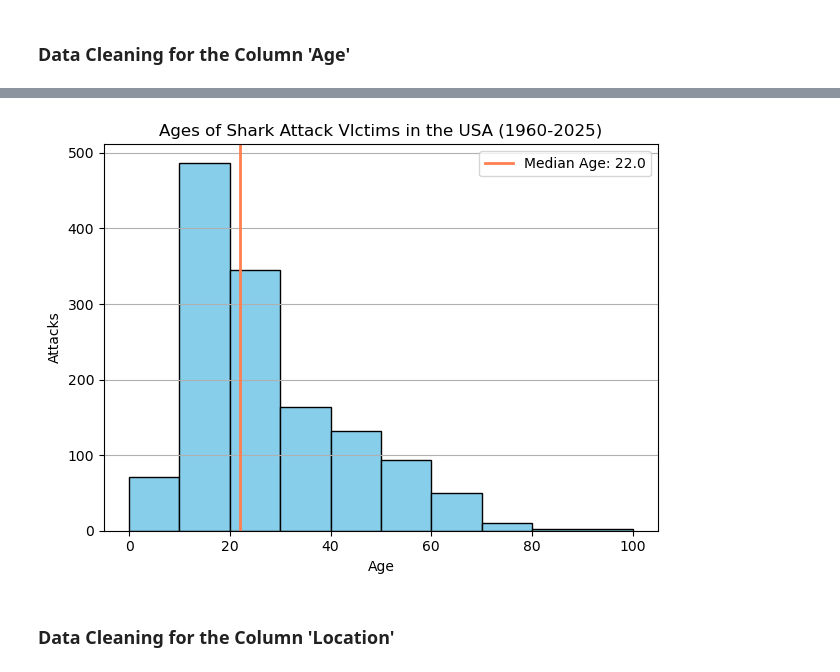
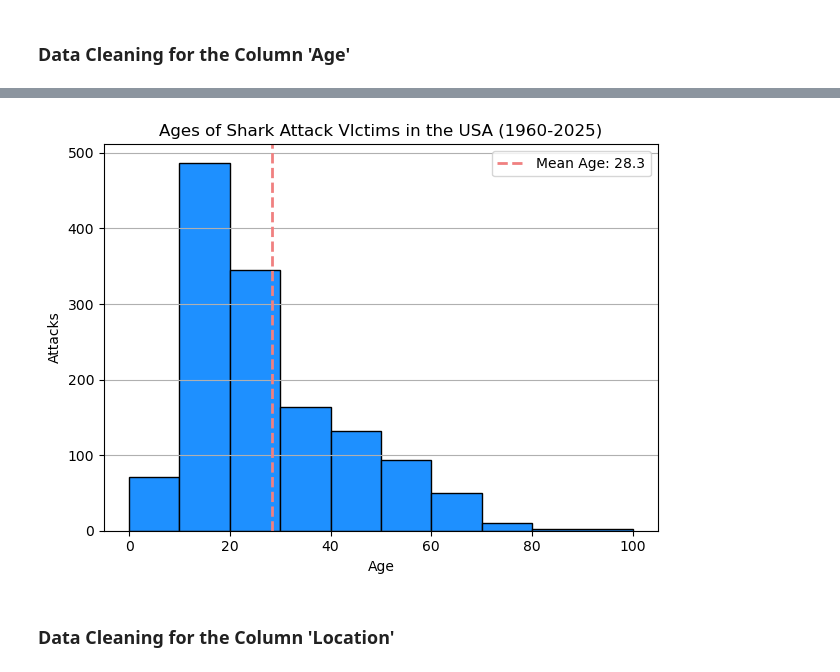
Before and after one commit to SheryllD/shark_attacks_project, a Jupyter notebook: shark_date_cleaning.ipynb, the cells around one changed output, grey strips where cells are left out. Saved outputs shown, nothing was run; the diff lists cells and outputs as text; code cells hidden in the pictures.

```diff
--- a/shark_date_cleaning.ipynb
+++ b/shark_date_cleaning.ipynb
@@ -919,6 +938,3 @@ array([69, 48, 40, '60+', '?', 57, 24, 45, 61, 27, 38, 16, 33, 30, 15, 23,
        '87', 'Elderly', ' ', '21 or 26', '20 ', '>50', '18 to 22',
        '9 & 12', '9 months', '25 to 35', '23 & 26', 1, '(adult)',
        '25 or 28', '30 & 32'], dtype=object)
-# %%
-df["Age"] = df["Age"].str.strip()
-print(df["Age"].value_counts())
@@ -938,0 +941,4 @@ Name: count, Length: 112, dtype: int64
+# %%
+# Data Cleaning for the Column Age
+df["Age"] = pd.to_numeric(df["Age"], errors="coerce")
+df["Age"].describe()
@@ -976,29 +1031,31 @@ Text(0.5, 1.0, 'Age Distribution')
 # %%
 #Graphic Attacks By Age
-
 usa_df["Age"] = pd.to_numeric(usa_df["Age"], errors="coerce")
-
 age_usa = usa_df["Age"].dropna()
 
 # Making bins for age groups
 bins = [0, 10, 20, 30, 40, 50, 60, 70, 80, 100]
-plt.hist(age_usa, bins=bins, edgecolor = "black", color="skyblue")
+plt.hist(age_usa, bins=bins, edgecolor = "black", color="dodgerblue")
 
-median = age_usa.median()
-plt.axvline(median, color="coral", label= f"Median Age: {median:.1f}", linewidth=2)
+#median = age_usa.median()
+#plt.axvline(median, color="lightcoral", label= f"Median Age: {median:.1f}", linewidth=2)
+
+# Add a vertical line for the mean age
+plt.axvline(mean_age, color="lightcoral", linestyle="--", linewidth=2, label=f"Mean Age: {mean_age:.1f}")
+
 
 # Labels and Title
 plt.title("Ages of Shark Attack VIctims in the USA (1960-2025)")
 plt.ylabel("Attacks")
 plt.xlabel("Age")
 
 # Formatting
 plt.legend()
 plt.grid(axis="y")
 plt.tight_layout()
 plt.savefig("AttacksByAge.png")
 # %% [output]
-[figure, old version]
+[figure, new version]
 # %% [markdown]
 ### Data Cleaning for the Column 'Location'
 # %%
```
Also changed, not shown: parts of 29 cells of this notebook, 10 other files.
